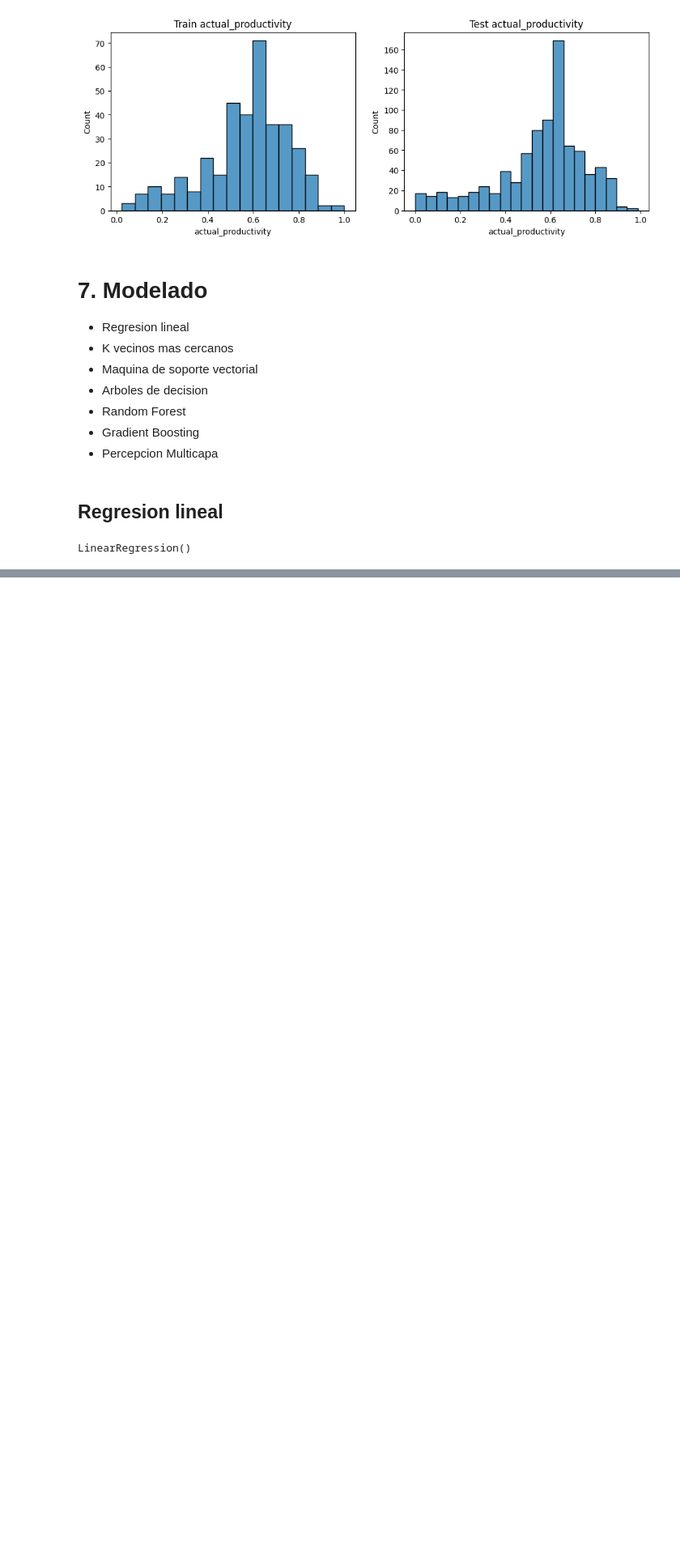
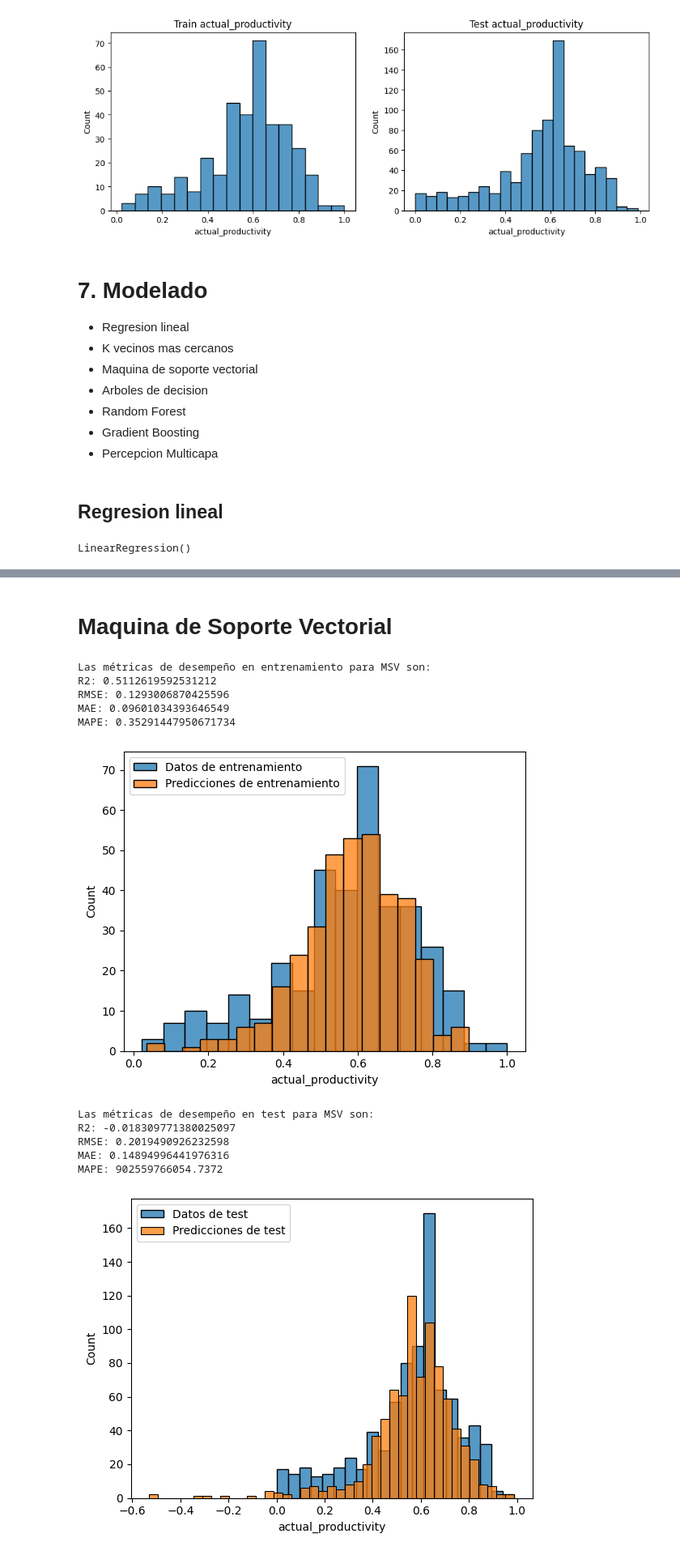
Before and after one commit to DavidBetancurRamirez/ComputacionCientifica, a Jupyter notebook: regresion/regresion_clase.ipynb, the cells around one changed output, grey strips where cells are left out. Shown at 81% size. Drawn from its saved outputs; the diff is of its cells as text; code cells hidden in the pictures; blank space fills up the shorter version.

```diff
--- a/regresion/regresion_clase.ipynb
+++ b/regresion/regresion_clase.ipynb
@@ -436,0 +525,3 @@ np.float64(0.0034566363233409225)
+# %%
+modelo_3_final = reg_3.best_estimator_
+modelo_3_final
@@ -436,0 +669,18 @@ np.float64(0.0034566363233409225)
+# %% [markdown]
+# Maquina de Soporte Vectorial
+# %%
+pred_train_3, pred_test_3, y_train_des, y_test_des = predecir_y_desescalar(modelo_3_final, X_train, X_test, y_train, y_test, y)
+mostrar_metricas(y_train_des, pred_train_3, y_test_des, pred_test_3, nombre_modelo="MSV")
+# %% [output]
+Las métricas de desempeño en entrenamiento para MSV son:
+R2: 0.5112619592531212
+RMSE: 0.1293006870425596
+MAE: 0.09601034393646549
+MAPE: 0.35291447950671734
+[figure, added]
+Las métricas de desempeño en test para MSV son:
+R2: -0.018309771380025097
+RMSE: 0.2019490926232598
+MAE: 0.14894996441976316
+MAPE: 902559766054.7372
+[figure, added]
```
Also changed, not shown: parts of 24 cells of this notebook.
